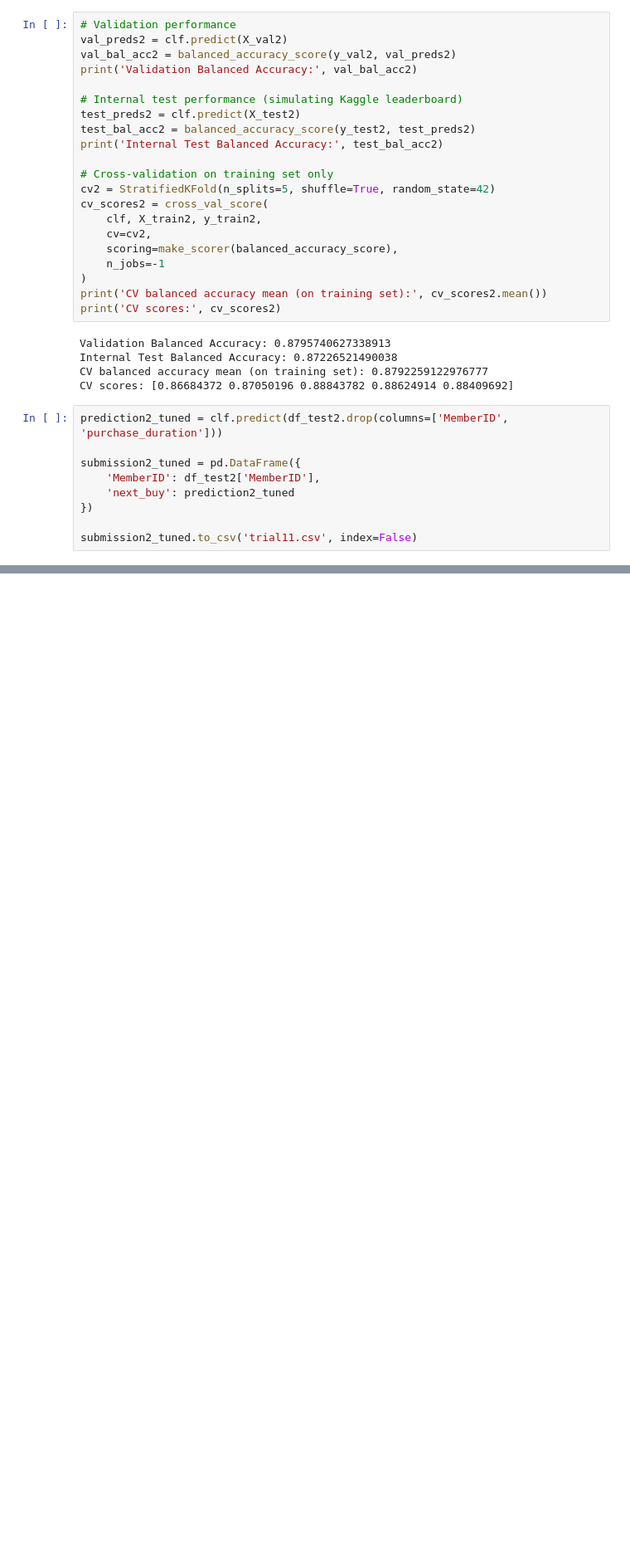
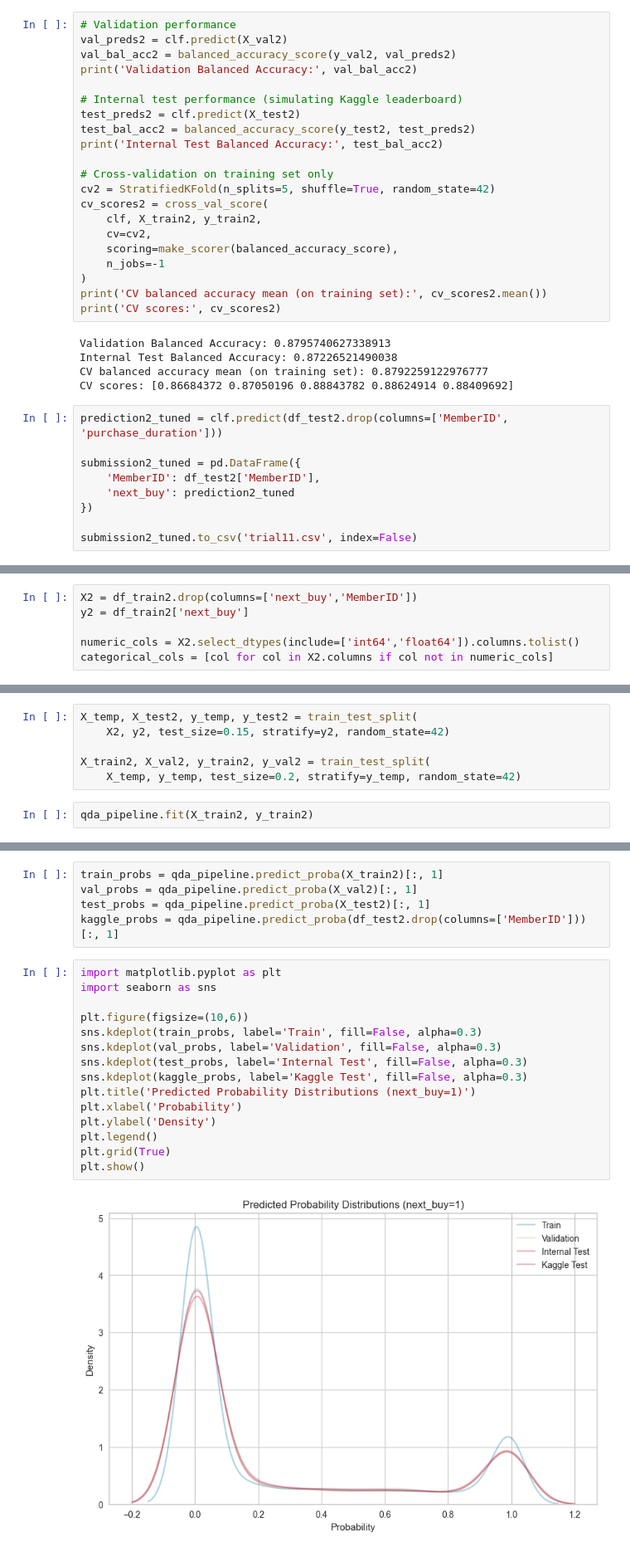
Before and after one commit to dalrn/mlq-intellectra, a Jupyter notebook: mlq.ipynb, the cells around one changed output, grey strips where cells are left out. Shown at 83% size. Cells and saved outputs as stored; diff of their text form; blank space fills up the shorter version.

```diff
--- a/mlq.ipynb
+++ b/mlq.ipynb
@@ -1598,0 +2031,6 @@ submission2_tuned.to_csv('trial11.csv', index=False)
+# %%
+X2 = df_train2.drop(columns=['next_buy','MemberID'])
+y2 = df_train2['next_buy']
+
+numeric_cols = X2.select_dtypes(include=['int64','float64']).columns.tolist()
+categorical_cols = [col for col in X2.columns if col not in numeric_cols]
@@ -1598,0 +2060,8 @@ submission2_tuned.to_csv('trial11.csv', index=False)
+# %%
+X_temp, X_test2, y_temp, y_test2 = train_test_split(
+    X2, y2, test_size=0.15, stratify=y2, random_state=42)
+
+X_train2, X_val2, y_train2, y_val2 = train_test_split(
+    X_temp, y_temp, test_size=0.2, stratify=y_temp, random_state=42)
+# %%
+qda_pipeline.fit(X_train2, y_train2)
@@ -1598,0 +2086,22 @@ submission2_tuned.to_csv('trial11.csv', index=False)
+# %%
+train_probs = qda_pipeline.predict_proba(X_train2)[:, 1]
+val_probs = qda_pipeline.predict_proba(X_val2)[:, 1]
+test_probs = qda_pipeline.predict_proba(X_test2)[:, 1]
+kaggle_probs = qda_pipeline.predict_proba(df_test2.drop(columns=['MemberID']))[:, 1]
+# %%
+import matplotlib.pyplot as plt
+import seaborn as sns
+
+plt.figure(figsize=(10,6))
+sns.kdeplot(train_probs, label='Train', fill=False, alpha=0.3)
+sns.kdeplot(val_probs, label='Validation', fill=False, alpha=0.3)
+sns.kdeplot(test_probs, label='Internal Test', fill=False, alpha=0.3)
+sns.kdeplot(kaggle_probs, label='Kaggle Test', fill=False, alpha=0.3)
+plt.title('Predicted Probability Distributions (next_buy=1)')
+plt.xlabel('Probability')
+plt.ylabel('Density')
+plt.legend()
+plt.grid(True)
+plt.show()
+# %% [output]
+[figure, added]
```
Also changed, not shown: parts of 61 cells of this notebook.
